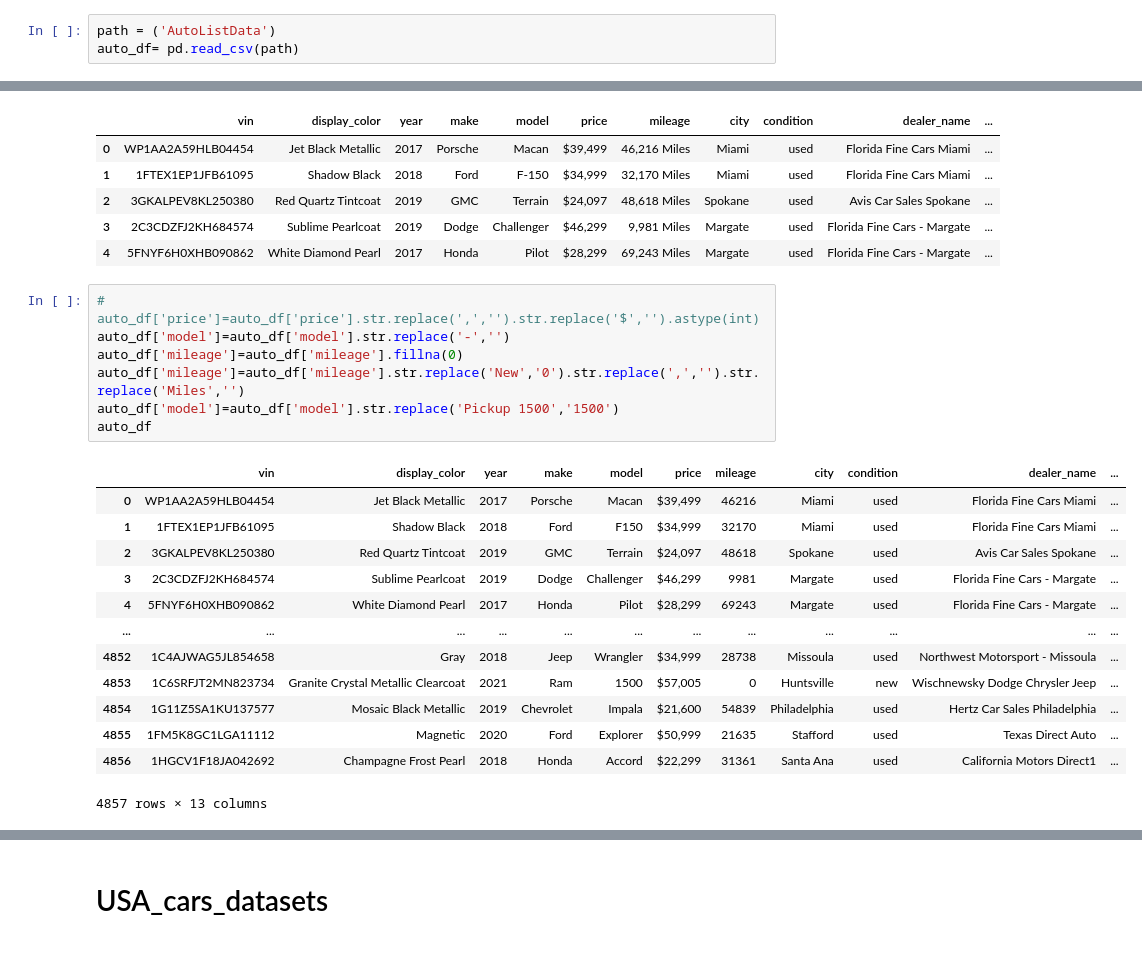
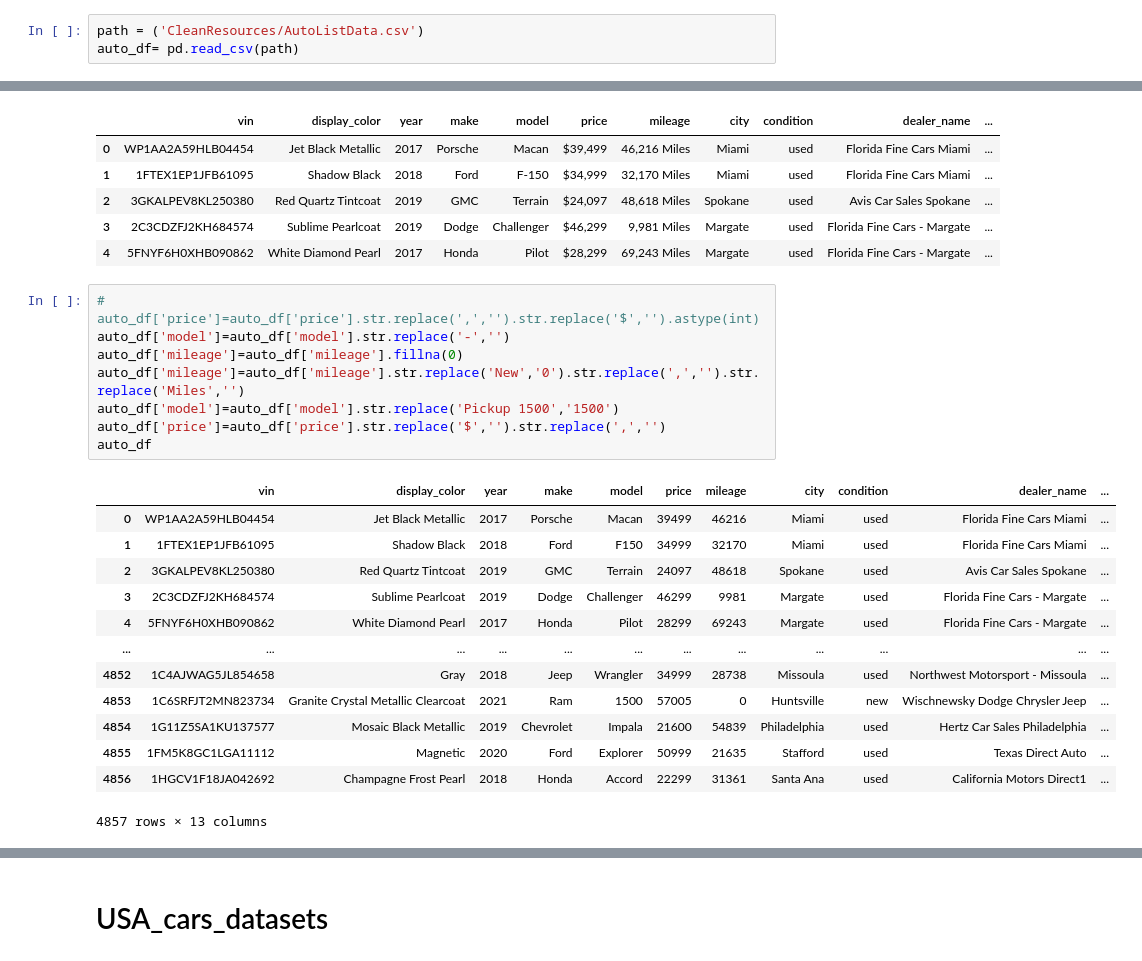
Before and after one commit to SColson82/Car-ETL, a Jupyter notebook: merged_auto.ipynb, the cells around one changed output, grey strips where cells are left out. Cells and saved outputs as stored; diff of their text form.

```diff
--- a/merged_auto.ipynb
+++ b/merged_auto.ipynb
@@ -3,7 +3,7 @@ import pandas as pd
 # %% [markdown]
 # AutoListData
 # %%
-path = ('AutoListData')
+path = ('CleanResources/AutoListData.csv')
 auto_df= pd.read_csv(path)
 # %%
 auto_df.head()
@@ -17,23 +17,24 @@ auto_df.head()
 # %%
 # auto_df['price']=auto_df['price'].str.replace(',','').str.replace('$','').astype(int)
 auto_df['model']=auto_df['model'].str.replace('-','')
 auto_df['mileage']=auto_df['mileage'].fillna(0)
 auto_df['mileage']=auto_df['mileage'].str.replace('New','0').str.replace(',','').str.replace('Miles','')
 auto_df['model']=auto_df['model'].str.replace('Pickup 1500','1500')
+auto_df['price']=auto_df['price'].str.replace('$','').str.replace(',','')
 auto_df
 # %% [output]
 |  | vin | display_color | year | make | model | price | mileage | city | condition | dealer_name | ... |
-| 0 | WP1AA2A59HLB04454 | Jet Black Metallic | 2017 | Porsche | Macan | $39,499 | 46216 | Miami | used | Florida Fine Cars Miami | ... |
-| 1 | 1FTEX1EP1JFB61095 | Shadow Black | 2018 | Ford | F150 | $34,999 | 32170 | Miami | used | Florida Fine Cars Miami | ... |
-| 2 | 3GKALPEV8KL250380 | Red Quartz Tintcoat | 2019 | GMC | Terrain | $24,097 | 48618 | Spokane | used | Avis Car Sales Spokane | ... |
-| 3 | 2C3CDZFJ2KH684574 | Sublime Pearlcoat | 2019 | Dodge | Challenger | $46,299 | 9981 | Margate | used | Florida Fine Cars - Margate | ... |
-| 4 | 5FNYF6H0XHB090862 | White Diamond Pearl | 2017 | Honda | Pilot | $28,299 | 69243 | Margate | used | Florida Fine Cars - Margate | ... |
+| 0 | WP1AA2A59HLB04454 | Jet Black Metallic | 2017 | Porsche | Macan | 39499 | 46216 | Miami | used | Florida Fine Cars Miami | ... |
+| 1 | 1FTEX1EP1JFB61095 | Shadow Black | 2018 | Ford | F150 | 34999 | 32170 | Miami | used | Florida Fine Cars Miami | ... |
+| 2 | 3GKALPEV8KL250380 | Red Quartz Tintcoat | 2019 | GMC | Terrain | 24097 | 48618 | Spokane | used | Avis Car Sales Spokane | ... |
+| 3 | 2C3CDZFJ2KH684574 | Sublime Pearlcoat | 2019 | Dodge | Challenger | 46299 | 9981 | Margate | used | Florida Fine Cars - Margate | ... |
+| 4 | 5FNYF6H0XHB090862 | White Diamond Pearl | 2017 | Honda | Pilot | 28299 | 69243 | Margate | used | Florida Fine Cars - Margate | ... |
 | ... | ... | ... | ... | ... | ... | ... | ... | ... | ... | ... | ... |
-| 4852 | 1C4AJWAG5JL854658 | Gray | 2018 | Jeep | Wrangler | $34,999 | 28738 | Missoula | used | Northwest Motorsport - Missoula | ... |
-| 4853 | 1C6SRFJT2MN823734 | Granite Crystal Metallic Clearcoat | 2021 | Ram | 1500 | $57,005 | 0 | Huntsville | new | Wischnewsky Dodge Chrysler Jeep | ... |
-| 4854 | 1G11Z5SA1KU137577 | Mosaic Black Metallic | 2019 | Chevrolet | Impala | $21,600 | 54839 | Philadelphia | used | Hertz Car Sales Philadelphia | ... |
-| 4855 | 1FM5K8GC1LGA11112 | Magnetic | 2020 | Ford | Explorer | $50,999 | 21635 | Stafford | used | Texas Direct Auto | ... |
-| 4856 | 1HGCV1F18JA042692 | Champagne Frost Pearl | 2018 | Honda | Accord | $22,299 | 31361 | Santa Ana | used | California Motors Direct1 | ... |
+| 4852 | 1C4AJWAG5JL854658 | Gray | 2018 | Jeep | Wrangler | 34999 | 28738 | Missoula | used | Northwest Motorsport - Missoula | ... |
+| 4853 | 1C6SRFJT2MN823734 | Granite Crystal Metallic Clearcoat | 2021 | Ram | 1500 | 57005 | 0 | Huntsville | new | Wischnewsky Dodge Chrysler Jeep | ... |
+| 4854 | 1G11Z5SA1KU137577 | Mosaic Black Metallic | 2019 | Chevrolet | Impala | 21600 | 54839 | Philadelphia | used | Hertz Car Sales Philadelphia | ... |
+| 4855 | 1FM5K8GC1LGA11112 | Magnetic | 2020 | Ford | Explorer | 50999 | 21635 | Stafford | used | Texas Direct Auto | ... |
+| 4856 | 1HGCV1F18JA042692 | Champagne Frost Pearl | 2018 | Honda | Accord | 22299 | 31361 | Santa Ana | used | California Motors Direct1 | ... |
 4857 rows × 13 columns
 # %%
 auto_df=auto_df.sort_values(['year'])
```
Also changed, not shown: parts of 17 cells of this notebook, 19 other files.
